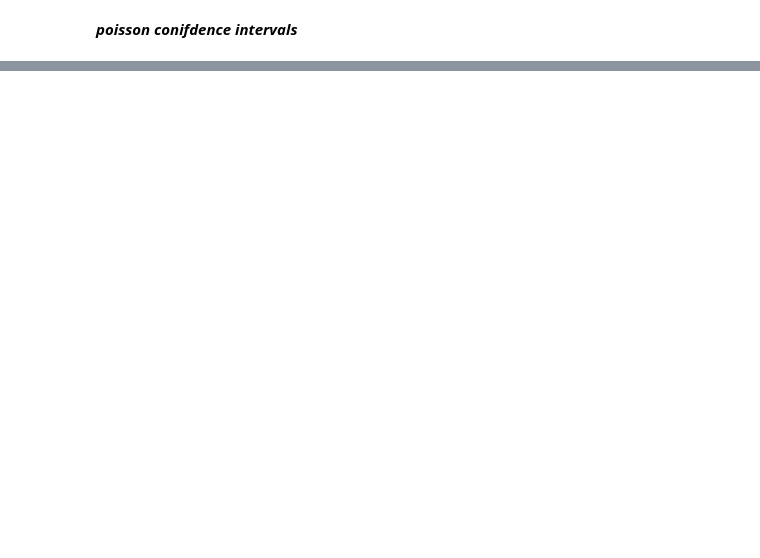
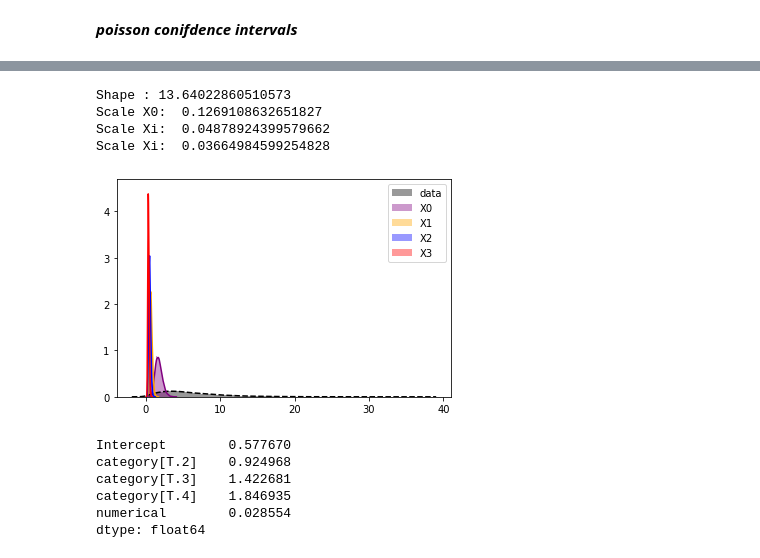
Before and after one commit to bpostance/learn_data_science, a Jupyter notebook: Risk/02-FrequencySeverity-auto.ipynb, the cells around one changed output, grey strips where cells are left out. Cells and saved outputs as stored; diff of their text form; code cells hidden in the pictures; blank space fills up the shorter version.

```diff
--- a/Risk/02-FrequencySeverity-auto.ipynb
+++ b/Risk/02-FrequencySeverity-auto.ipynb
@@ -385,0 +406,4 @@ Scale Xi:  0.657824771605896
+# %%
+# So remember the model gives us the predicted mean value
+dummy_xy['pred-inv'] = glm_fit.predict()
+dummy_xy[:5]
@@ -385,0 +435,49 @@ Scale Xi:  0.657824771605896
+# %%
+### Estimate scale (rate) using GLM-gamma with default inverse-power link
+glm = smf.glm("Y ~ 1 + category + numerical", data=dummy_xy,family=sm.families.Gamma(link=sm.families.links.log()))
+glm_fit = glm.fit()
+
+# shape is 1/rate
+shape = 1/glm_fit.scale
+print('Shape :',shape)
+
+# Remeber we drop a reference category for modelling
+# For each categorical level
+# intercept scale is
+X0 = glm_fit.scale/glm_fit.params[0]
+print('Scale X0: ',X0)
+
+
+# scale for each categorical value is
+X1 = glm_fit.scale/(glm_fit.params[0]+glm_fit.params[1])
+print('Scale Xi: ',X1)
+X2 = glm_fit.scale/(glm_fit.params[0]+glm_fit.params[2])
+print('Scale Xi: ',X2)
+
+# and for the numerical when
+# category = 2
+# numerical = max
+X3 = glm_fit.scale/(glm_fit.params[0]+glm_fit.params[2]+glm_fit.params['numerical']*dummy_xy['numerical'].max())
+
+# plot
+sns.distplot(y,color='black',label='data',kde_kws={'linestyle':'--'})
+sns.distplot(np.random.gamma(shape=shape,scale=X0,size=10000),color='purple',label='X0')
+sns.distplot(np.random.gamma(shape=shape,scale=X1,size=10000),color='orange',label='X1')
+sns.distplot(np.random.gamma(shape=shape,scale=X2,size=10000),color='blue',label='X2')
+sns.distplot(np.random.gamma(shape=shape,scale=X3,size=10000),color='red',label='X3')
+plt.legend();
+# %% [output]
+Shape : 13.64022860510573
+Scale X0:  0.1269108632651827
+Scale Xi:  0.04878924399579662
+Scale Xi:  0.03664984599254828
+[figure, added]
+# %%
+glm_fit.params
+# %% [output]
+Intercept        0.577670
+category[T.2]    0.924968
+category[T.3]    1.422681
+category[T.4]    1.846935
+numerical        0.028554
+dtype: float64
```
Also changed, not shown: parts of 34 cells of this notebook.
